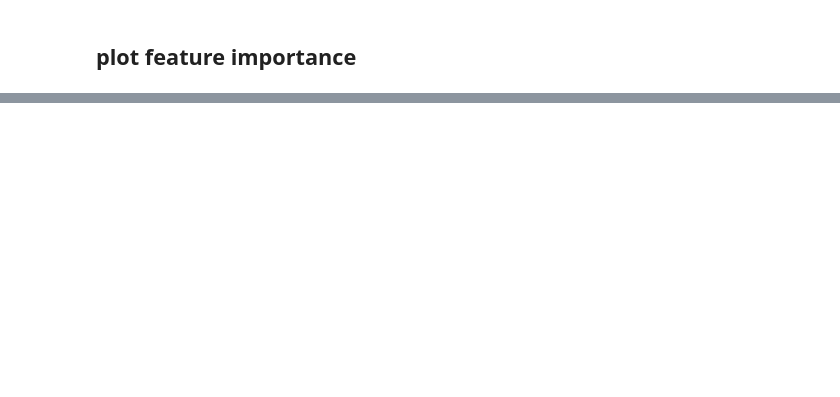
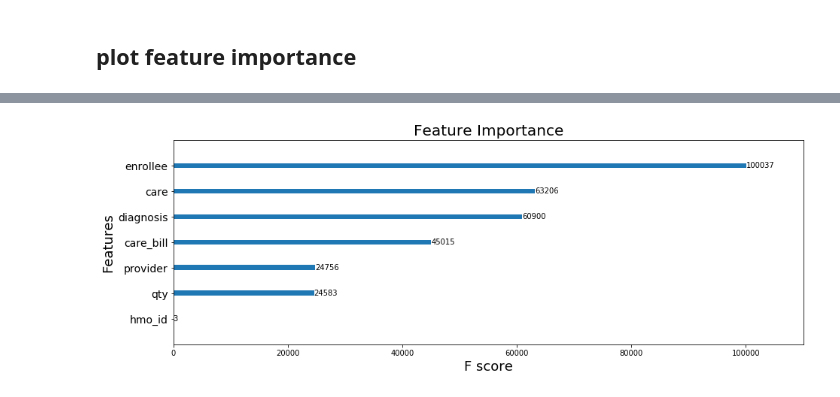
Before and after one commit to Shunling/Insight_HealthDataScience, a Jupyter notebook: Projects/P3/Add_Diagnosis.ipynb, the cells around one changed output, grey strips where cells are left out. Drawn from its saved outputs; the diff is of its cells as text; code cells hidden in the pictures; blank space fills up the shorter version.

```diff
--- a/Projects/P3/Add_Diagnosis.ipynb
+++ b/Projects/P3/Add_Diagnosis.ipynb
@@ -447,2 +605,4 @@ plot_roc_curves([nb_curve,xbg_curve,lgb_curve],['pink','lightgreen','royalblue']
 # %% [markdown]
 ## plot feature importance
+# %%
+best = pickle.load(open("Models/upsample/xgb.dat", "rb"))
@@ -448,0 +615,24 @@ plot_roc_curves([nb_curve,xbg_curve,lgb_curve],['pink','lightgreen','royalblue']
+# %%
+columns = ['enrollee', 'diagnosis', 'provider', 'provider_status',\
+       'hmo_id', 'care', 'qty', 'care_bill']
+# %%
+def feature_importance(model,columns):
+    # Plot importance for beset model: model_mse
+    fig, ax = plt.subplots(figsize=(15,5))
+
+    g1 = xgboost.plot_importance(model,ax=ax,grid=False)
+
+    oldy = g1.yaxis.get_majorticklabels()
+    feature_dict = dict(zip(['f'+str(i) for i in range(len(columns))], columns))
+    newy = [feature_dict[y._text] for y in oldy]
+    g1.set_yticklabels(newy,rotation=0,fontsize=14)
+
+    fig.savefig('feature_importance.jpg')
+    plt.title('Feature Importance',fontsize=20)
+    plt.xlabel('F score',fontsize = 18)
+    plt.ylabel('Features', fontsize = 18)
+    plt.show()
+# %%
+feature_importance(best,columns)
+# %% [output]
+[figure, added]
```
Also changed, not shown: parts of 21 cells of this notebook.
